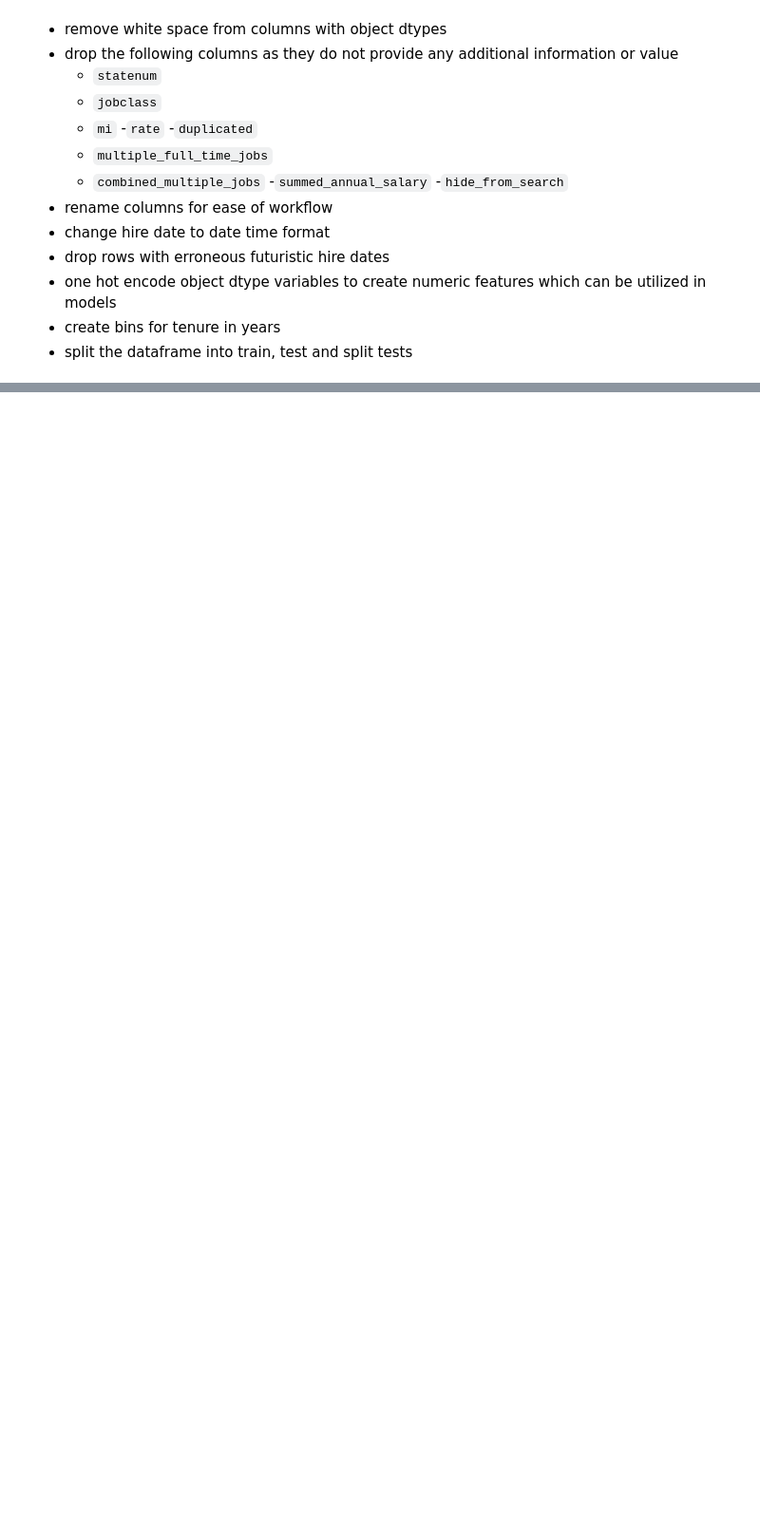
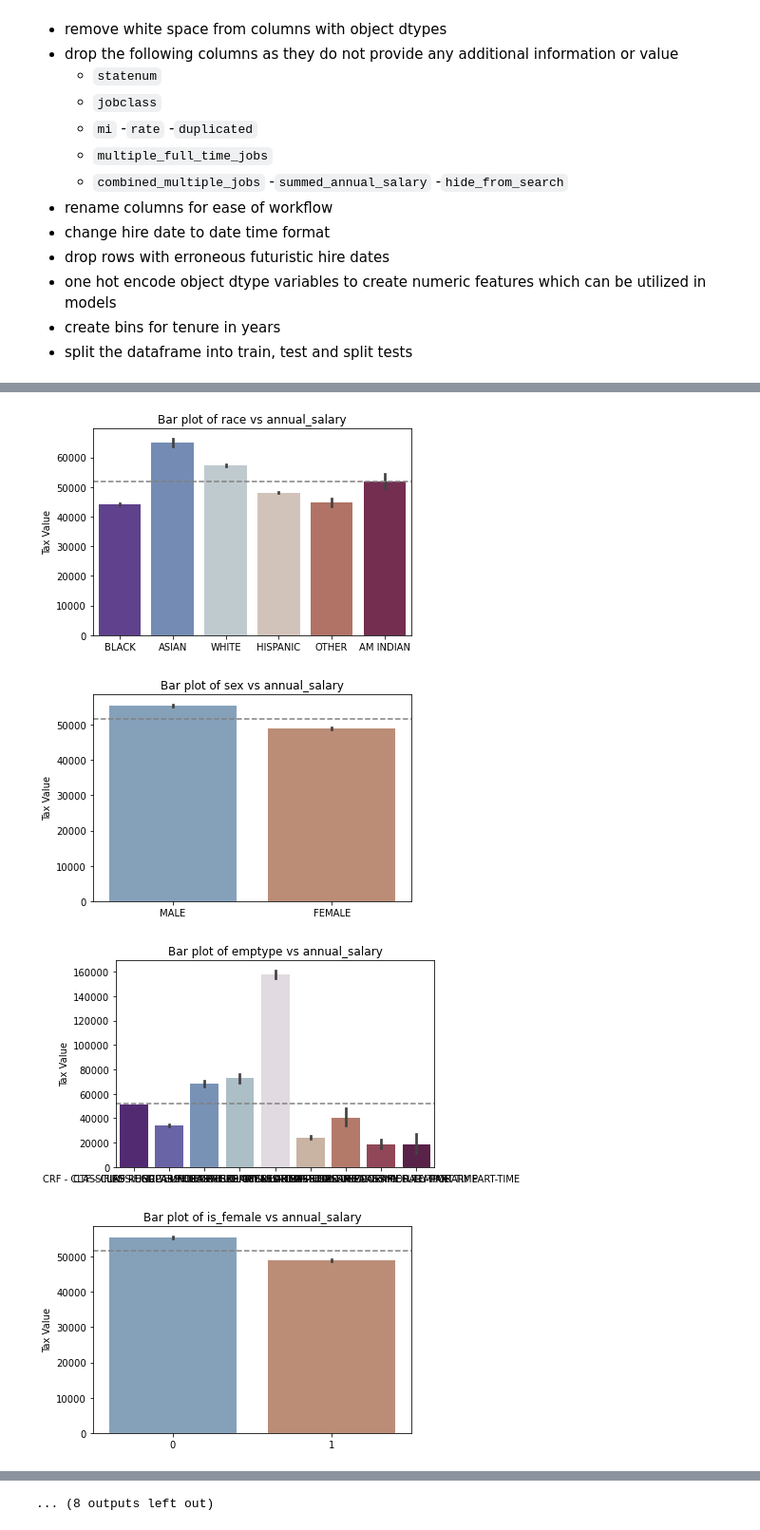
Before and after one commit to Texas-Government-Employee-Salaries/Predicting-Salaries, a Jupyter notebook: final_notebook.ipynb, the cells around one changed output, grey strips where cells are left out. Shown at 95% size. Cells and saved outputs as stored; diff of their text form; code cells hidden in the pictures; blank space fills up the shorter version.

```diff
--- a/final_notebook.ipynb
+++ b/final_notebook.ipynb
@@ -168,0 +300,3 @@ The explore_univariate function from our explore script is used to create bar pl
+# %%
+# split the df to prevent data leakage
+train, validate, test = pr.split_data(df)
@@ -168,0 +343,14 @@ The explore_univariate function from our explore script is used to create bar pl
+# %%
+# assign categorical and quantitative(continuous) variables
+cat_vars1 = ['race','sex','emptype','is_female','is_white','is_hispanic','is_black','is_BIPOC','race_encoded',
+           'is_elected','is_director','is_unclassified','is_parttime','tenure_years_bins','0-5_years',
+           '5-10_years']
+quant_vars1 = ['agency_id','hours_worked','monthly_salary','annual_salary']
+# %%
+# call the function to create barplots and scatterplots
+ex.explore_bivariate(train, 'annual_salary', cat_vars1, quant_vars1)
+# %% [output]
+[figure, added]
+[figure, added]
+[figure, added]
+[figure, added]
@@ -168,0 +365 @@ The explore_univariate function from our explore script is used to create bar pl
+... (8 outputs left out)
```
Also changed, not shown: parts of 18 cells of this notebook.
